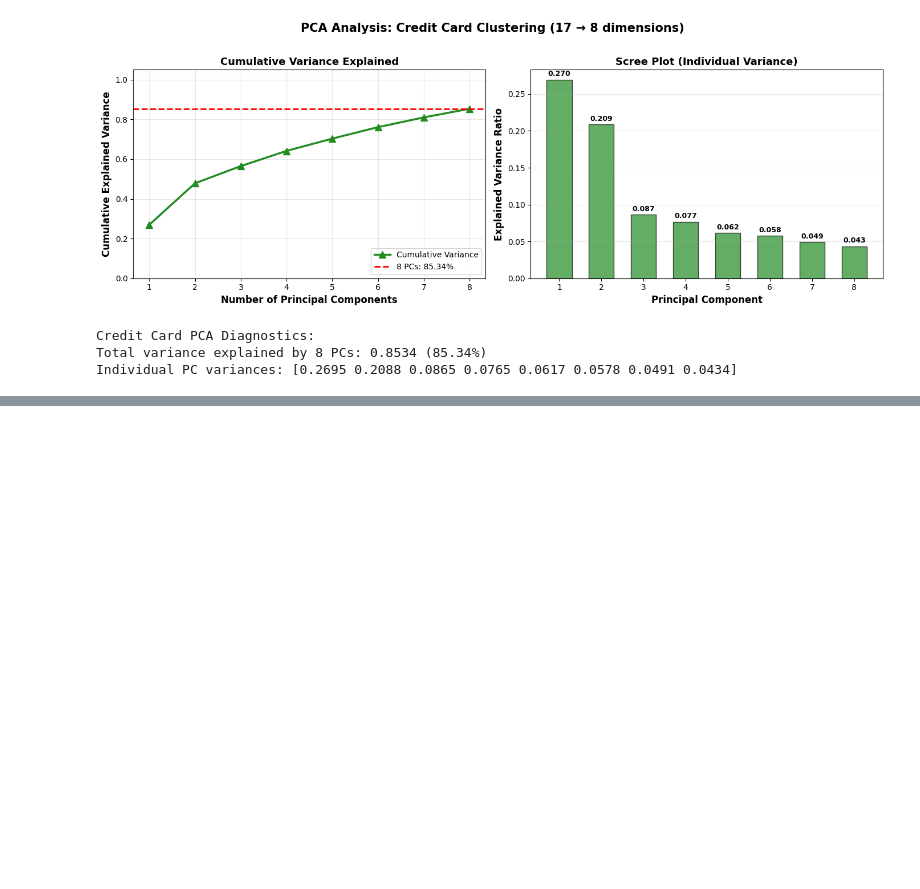
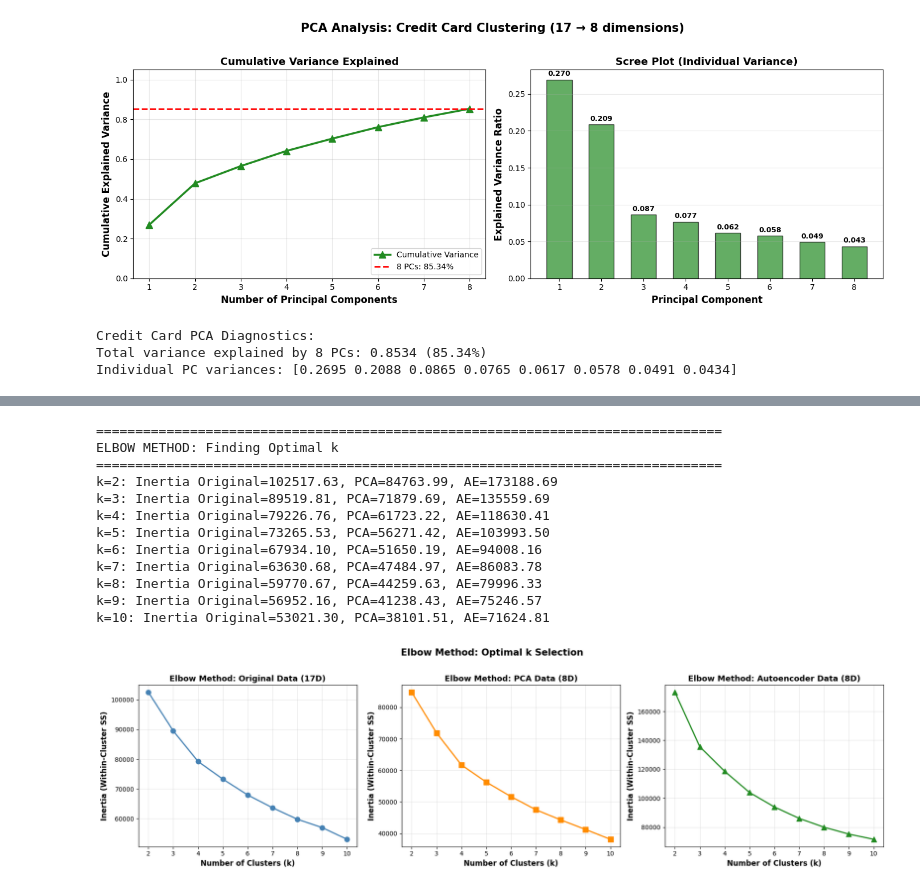
Before and after one commit to Alx-a-cod/MLiterallyConfused, a Jupyter notebook: ML_Assignment_2.ipynb, the cells around one changed output, grey strips where cells are left out. Saved outputs shown, nothing was run; the diff lists cells and outputs as text; code cells hidden in the pictures; blank space fills up the shorter version.

```diff
--- a/ML_Assignment_2.ipynb
+++ b/ML_Assignment_2.ipynb
@@ -1457,0 +2217,71 @@ Improvement: 46.65%
+# %%
+# ==== Elbow method: Test k from 2 to 10 ====
+k_range = range(2, 11)
+inertias_original = []
+inertias_pca = []
+inertias_ae = []
+
+print("\n" + "="*80)
+print("ELBOW METHOD: Finding Optimal k")
+print("="*80)
+
+for k in k_range:
+    # Original data
+    kmeans_orig = KMeans(n_clusters=k, random_state=42, n_init=10)
+    kmeans_orig.fit(X_train)
+    inertias_original.append(kmeans_orig.inertia_)
+
+    # PCA data
+    kmeans_pca_temp = KMeans(n_clusters=k, random_state=42, n_init=10)
+    kmeans_pca_temp.fit(X_train_credit_pca)
+    inertias_pca.append(kmeans_pca_temp.inertia_)
+
+    # Autoencoder data
+    kmeans_ae_temp = KMeans(n_clusters=k, random_state=42, n_init=10)
+    kmeans_ae_temp.fit(X_train_ae_credit)
+    inertias_ae.append(kmeans_ae_temp.inertia_)
+
+    print(f"k={k}: Inertia Original={inertias_original[-1]:.2f}, PCA={inertias_pca[-1]:.2f}, AE={inertias_ae[-1]:.2f}")
+
+# ==== Plot Elbow Curves ====
+fig, axes = plt.subplots(1, 3, figsize=(18, 5))
+
+axes[0].plot(k_range, inertias_original, marker='o', linewidth=2, markersize=8, color='steelblue')
+axes[0].set_xlabel('Number of Clusters (k)', fontsize=12, fontweight='bold')
+axes[0].set_ylabel('Inertia (Within-Cluster SS)', fontsize=12, fontweight='bold')
+axes[0].set_title('Elbow Method: Original Data (17D)', fontsize=13, fontweight='bold')
+axes[0].grid(True, alpha=0.3)
+axes[0].set_xticks(k_range)
+
+axes[1].plot(k_range, inertias_pca, marker='s', linewidth=2, markersize=8, color='darkorange')
+axes[1].set_xlabel('Number of Clusters (k)', fontsize=12, fontweight='bold')
+axes[1].set_ylabel('Inertia (Within-Cluster SS)', fontsize=12, fontweight='bold')
+axes[1].set_title('Elbow Method: PCA Data (8D)', fontsize=13, fontweight='bold')
+axes[1].grid(True, alpha=0.3)
+axes[1].set_xticks(k_range)
+
+axes[2].plot(k_range, inertias_ae, marker='^', linewidth=2, markersize=8, color='forestgreen')
+axes[2].set_xlabel('Number of Clusters (k)', fontsize=12, fontweight='bold')
+axes[2].set_ylabel('Inertia (Within-Cluster SS)', fontsize=12, fontweight='bold')
+axes[2].set_title('Elbow Method: Autoencoder Data (8D)', fontsize=13, fontweight='bold')
+axes[2].grid(True, alpha=0.3)
+axes[2].set_xticks(k_range)
+
+plt.suptitle('Elbow Method: Optimal k Selection', fontsize=15, fontweight='bold', y=1.02)
+plt.tight_layout()
+plt.savefig('kmeans_elbow_method.png', dpi=300, bbox_inches='tight')
+plt.show()
+# %% [output]
+================================================================================
+ELBOW METHOD: Finding Optimal k
+================================================================================
+k=2: Inertia Original=102517.63, PCA=84763.99, AE=173188.69
+k=3: Inertia Original=89519.81, PCA=71879.69, AE=135559.69
+k=4: Inertia Original=79226.76, PCA=61723.22, AE=118630.41
+k=5: Inertia Original=73265.53, PCA=56271.42, AE=103993.50
+k=6: Inertia Original=67934.10, PCA=51650.19, AE=94008.16
+k=7: Inertia Original=63630.68, PCA=47484.97, AE=86083.78
+k=8: Inertia Original=59770.67, PCA=44259.63, AE=79996.33
+k=9: Inertia Original=56952.16, PCA=41238.43, AE=75246.57
+k=10: Inertia Original=53021.30, PCA=38101.51, AE=71624.81
+[figure, added]
```
Also changed, not shown: parts of 29 cells of this notebook.
